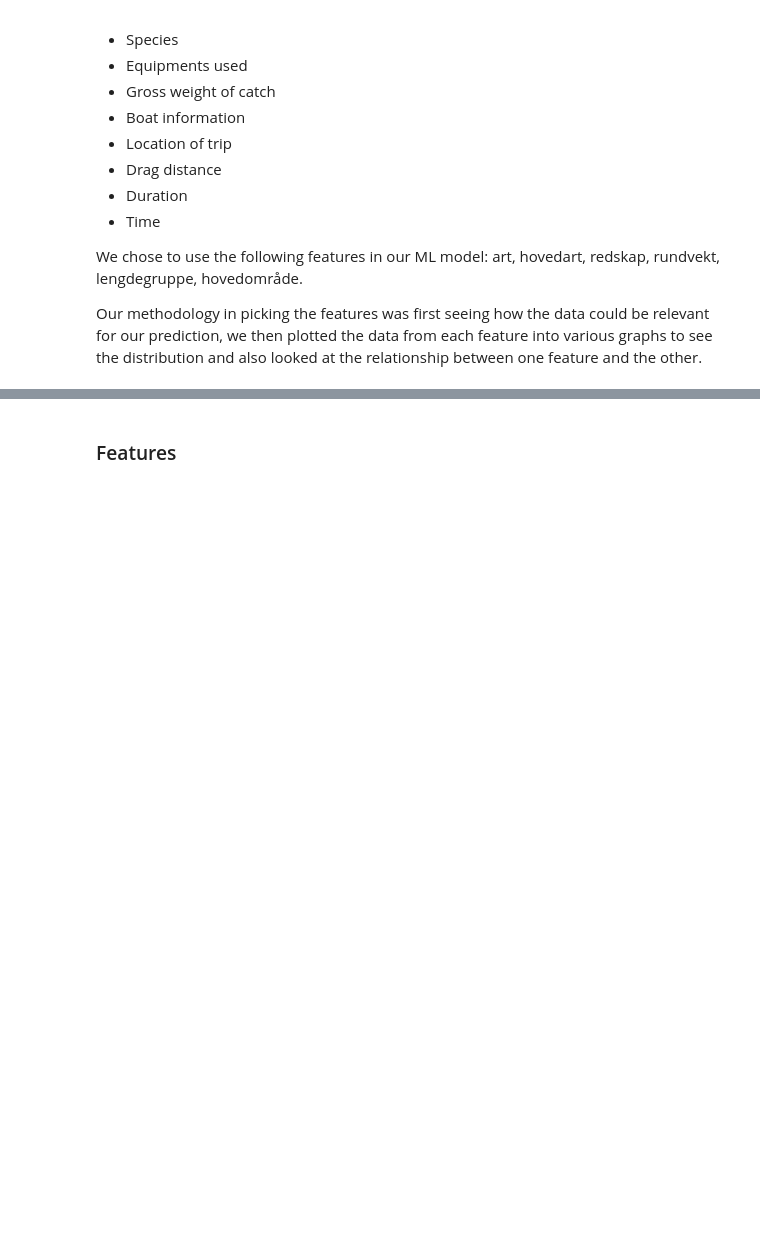
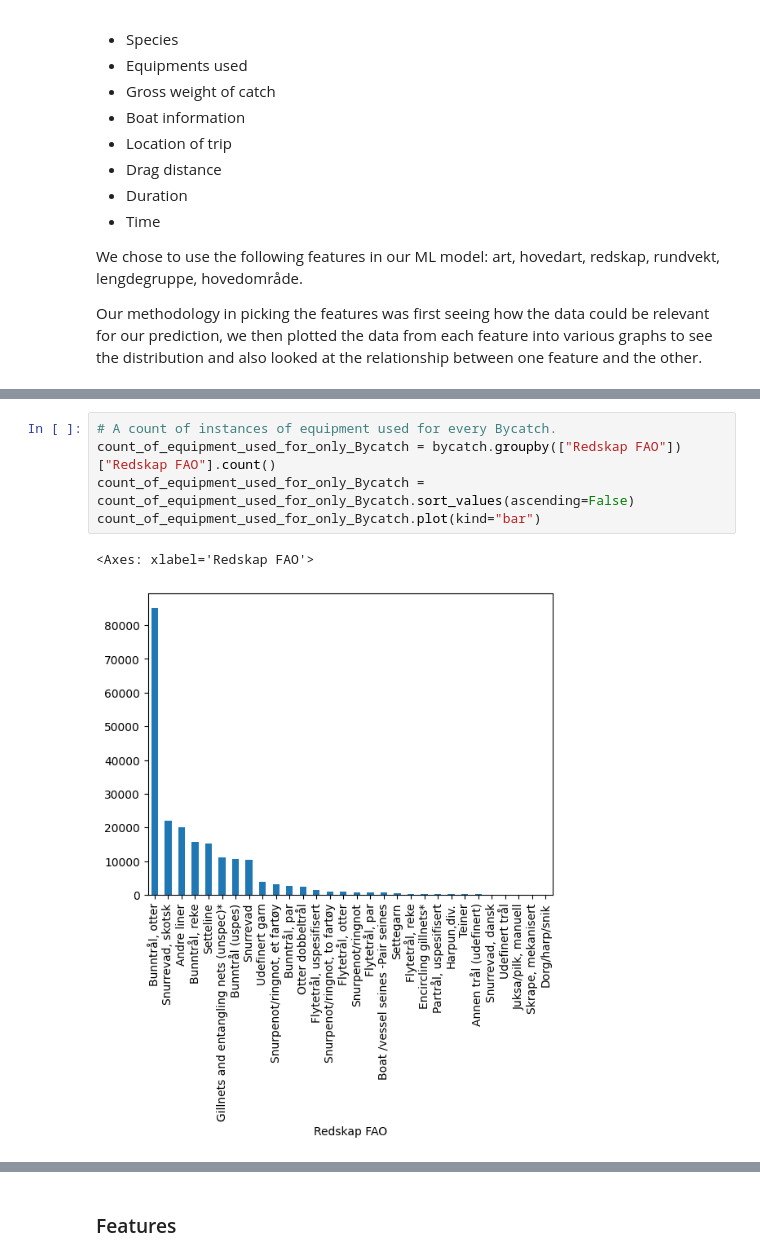
Before and after one commit to Destroyers04/Info284_Project, a Jupyter notebook: main_draft.ipynb, the cells around one changed output, grey strips where cells are left out. Drawn from its saved outputs; the diff is of its cells as text; blank space fills up the shorter version.

```diff
--- a/main_draft.ipynb
+++ b/main_draft.ipynb
@@ -49,0 +58,8 @@ Our methodology in picking the features was first seeing how the data could be r
+# %%
+# A count of instances of equipment used for every Bycatch.
+count_of_equipment_used_for_only_Bycatch = bycatch.groupby(["Redskap FAO"])["Redskap FAO"].count()
+count_of_equipment_used_for_only_Bycatch = count_of_equipment_used_for_only_Bycatch.sort_values(ascending=False)
+count_of_equipment_used_for_only_Bycatch.plot(kind="bar")
+# %% [output]
+<Axes: xlabel='Redskap FAO'>
+[figure, added]
```
Also changed, not shown: parts of 30 cells of this notebook, 3 other files.
